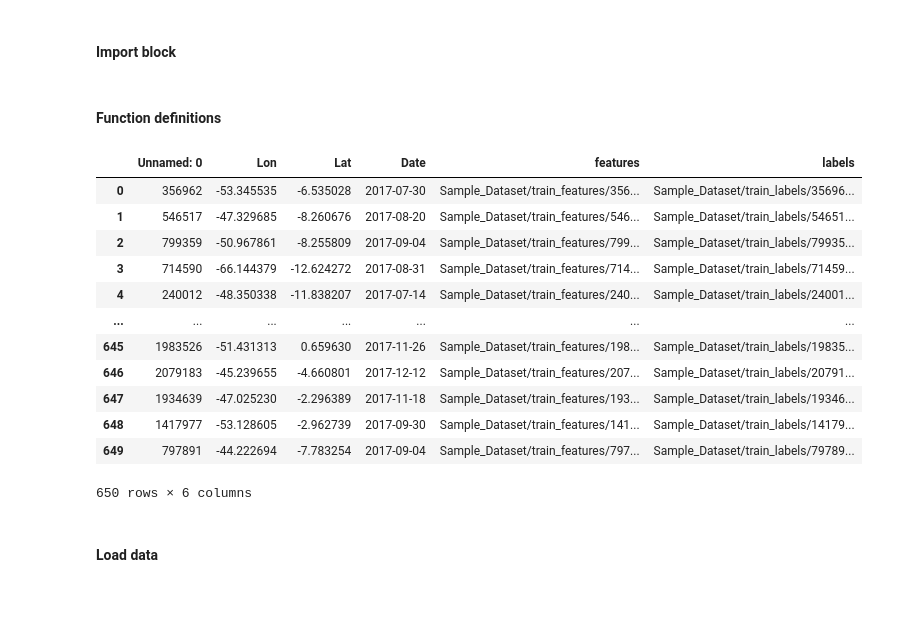
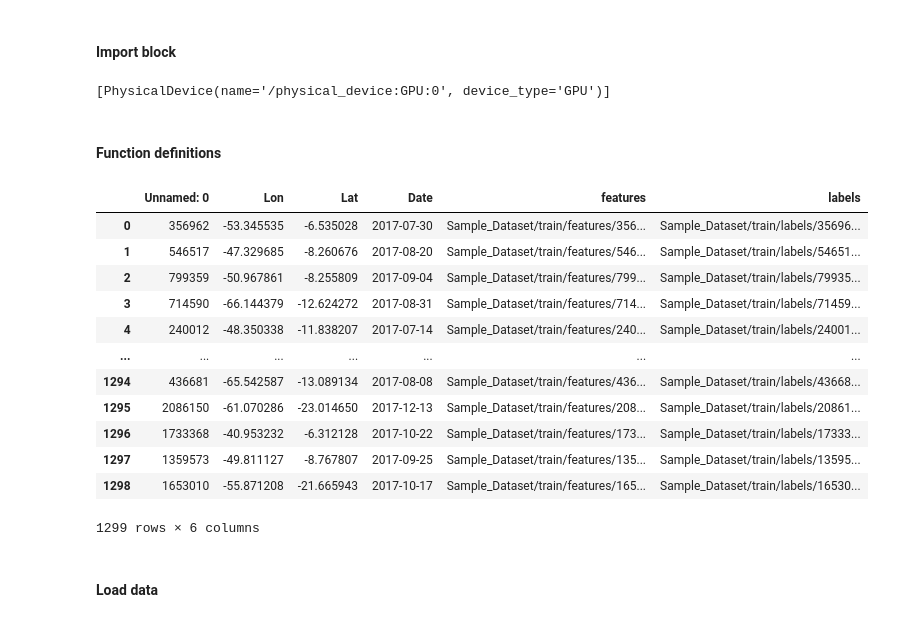
Before and after one commit to steve-hewitt/amazon, a Jupyter notebook: 3DCNN_Experiment.ipynb, the cells around one changed output. Saved outputs shown, nothing was run; the diff lists cells and outputs as text; code cells hidden in the pictures.

```diff
--- a/3DCNN_Experiment.ipynb
+++ b/3DCNN_Experiment.ipynb
@@ -8,6 +8,11 @@ import tensorflow as tf
 from tensorflow.keras import layers
 from tensorflow.keras.models import Sequential
 from tensorflow.keras.initializers import Constant
+# %%
+# Check for available GPU.
+tf.config.list_physical_devices('GPU')
+# %% [output]
+[PhysicalDevice(name='/physical_device:GPU:0', device_type='GPU')]
 # %% [markdown]
 #### Function definitions
 # %%
@@ -56,20 +61,20 @@ def data_generator(samples, batch_size = 64):
 # %%
-m = pd.read_csv('Sample_Dataset/meta.csv')
+m = pd.read_csv('Sample_Dataset/train/meta.csv')
 m
 # %% [output]
 |  | Unnamed: 0 | Lon | Lat | Date | features | labels |
-| 0 | 356962 | -53.345535 | -6.535028 | 2017-07-30 | Sample_Dataset/train_features/356... | Sample_Dataset/train_labels/35696... |
-| 1 | 546517 | -47.329685 | -8.260676 | 2017-08-20 | Sample_Dataset/train_features/546... | Sample_Dataset/train_labels/54651... |
-| 2 | 799359 | -50.967861 | -8.255809 | 2017-09-04 | Sample_Dataset/train_features/799... | Sample_Dataset/train_labels/79935... |
-| 3 | 714590 | -66.144379 | -12.624272 | 2017-08-31 | Sample_Dataset/train_features/714... | Sample_Dataset/train_labels/71459... |
-| 4 | 240012 | -48.350338 | -11.838207 | 2017-07-14 | Sample_Dataset/train_features/240... | Sample_Dataset/train_labels/24001... |
+| 0 | 356962 | -53.345535 | -6.535028 | 2017-07-30 | Sample_Dataset/train/features/356... | Sample_Dataset/train/labels/35696... |
+| 1 | 546517 | -47.329685 | -8.260676 | 2017-08-20 | Sample_Dataset/train/features/546... | Sample_Dataset/train/labels/54651... |
+| 2 | 799359 | -50.967861 | -8.255809 | 2017-09-04 | Sample_Dataset/train/features/799... | Sample_Dataset/train/labels/79935... |
+| 3 | 714590 | -66.144379 | -12.624272 | 2017-08-31 | Sample_Dataset/train/features/714... | Sample_Dataset/train/labels/71459... |
+| 4 | 240012 | -48.350338 | -11.838207 | 2017-07-14 | Sample_Dataset/train/features/240... | Sample_Dataset/train/labels/24001... |
 | ... | ... | ... | ... | ... | ... | ... |
-| 645 | 1983526 | -51.431313 | 0.659630 | 2017-11-26 | Sample_Dataset/train_features/198... | Sample_Dataset/train_labels/19835... |
-| 646 | 2079183 | -45.239655 | -4.660801 | 2017-12-12 | Sample_Dataset/train_features/207... | Sample_Dataset/train_labels/20791... |
-| 647 | 1934639 | -47.025230 | -2.296389 | 2017-11-18 | Sample_Dataset/train_features/193... | Sample_Dataset/train_labels/19346... |
-| 648 | 1417977 | -53.128605 | -2.962739 | 2017-09-30 | Sample_Dataset/train_features/141... | Sample_Dataset/train_labels/14179... |
-| 649 | 797891 | -44.222694 | -7.783254 | 2017-09-04 | Sample_Dataset/train_features/797... | Sample_Dataset/train_labels/79789... |
+| 1294 | 436681 | -65.542587 | -13.089134 | 2017-08-08 | Sample_Dataset/train/features/436... | Sample_Dataset/train/labels/43668... |
+| 1295 | 2086150 | -61.070286 | -23.014650 | 2017-12-13 | Sample_Dataset/train/features/208... | Sample_Dataset/train/labels/20861... |
+| 1296 | 1733368 | -40.953232 | -6.312128 | 2017-10-22 | Sample_Dataset/train/features/173... | Sample_Dataset/train/labels/17333... |
+| 1297 | 1359573 | -49.811127 | -8.767807 | 2017-09-25 | Sample_Dataset/train/features/135... | Sample_Dataset/train/labels/13595... |
+| 1298 | 1653010 | -55.871208 | -21.665943 | 2017-10-17 | Sample_Dataset/train/features/165... | Sample_Dataset/train/labels/16530... |
-650 rows × 6 columns
+1299 rows × 6 columns
 # %% [markdown]
 #### Load data
 # %%
```
Also changed, not shown: parts of 16 cells of this notebook.
